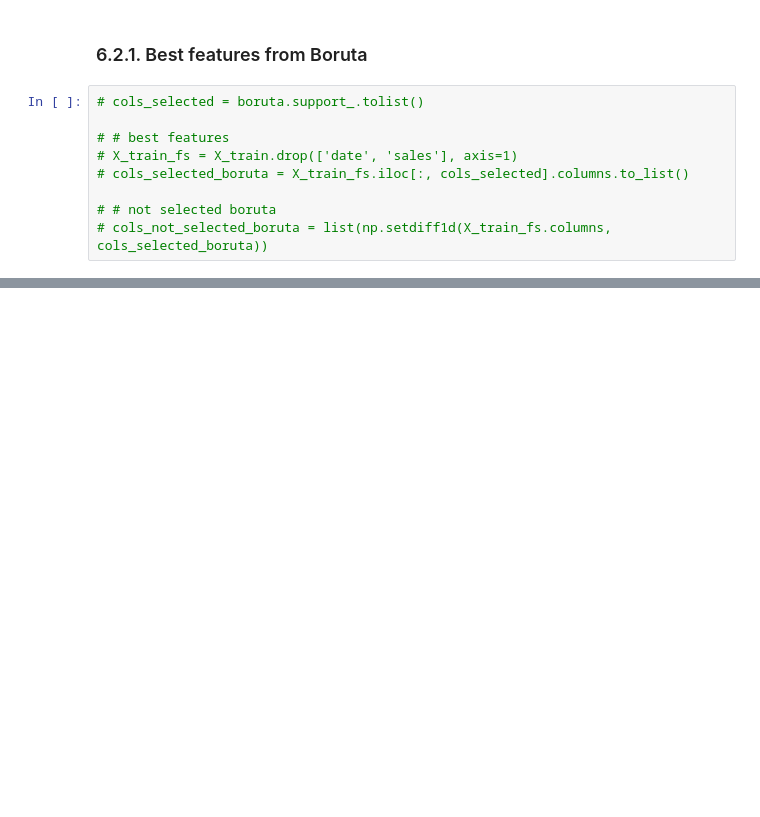
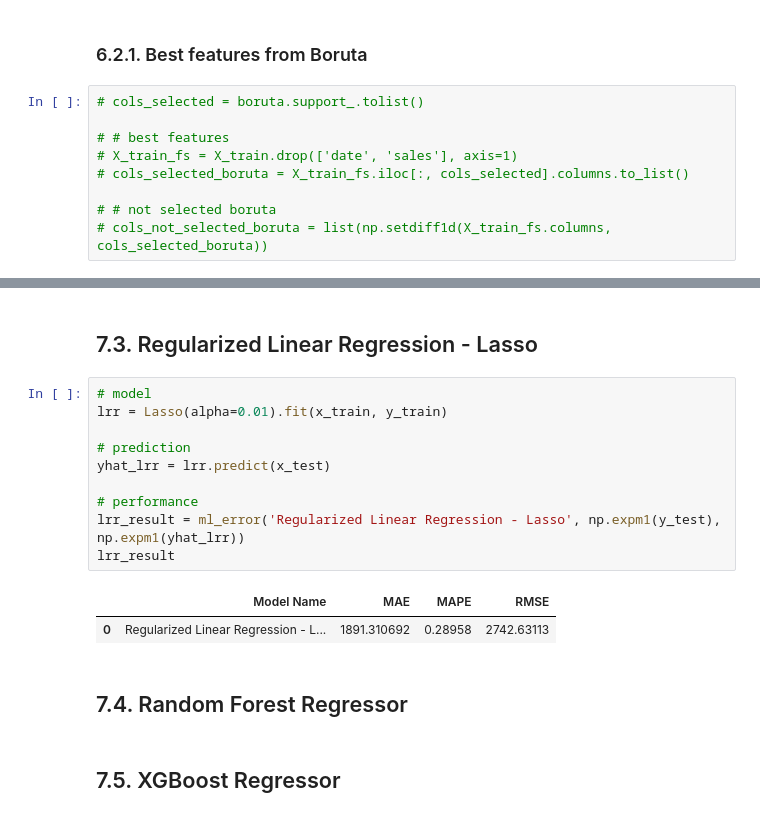
Before and after one commit to edneide/ds_em_producao, a Jupyter notebook: modulo07_treinamento_algoritmos_de_ML.ipynb, the cells around one changed output, grey strips where cells are left out. Drawn from its saved outputs; the diff is of its cells as text; blank space fills up the shorter version.

```diff
--- a/modulo07_treinamento_algoritmos_de_ML.ipynb
+++ b/modulo07_treinamento_algoritmos_de_ML.ipynb
@@ -1201,0 +1207,19 @@ cols_selected_boruta
+# %% [markdown]
+## 7.3. Regularized Linear Regression - Lasso
+# %%
+# model
+lrr = Lasso(alpha=0.01).fit(x_train, y_train)
+
+# prediction
+yhat_lrr = lrr.predict(x_test)
+
+# performance
+lrr_result = ml_error('Regularized Linear Regression - Lasso', np.expm1(y_test), np.expm1(yhat_lrr))
+lrr_result
+# %% [output]
+|  | Model Name | MAE | MAPE | RMSE |
+| 0 | Regularized Linear Regression - L... | 1891.310692 | 0.28958 | 2742.63113 |
+# %% [markdown]
+## 7.4. Random Forest Regressor
+# %% [markdown]
+## 7.5. XGBoost Regressor
```
Also changed, not shown: parts of 20 cells of this notebook.
